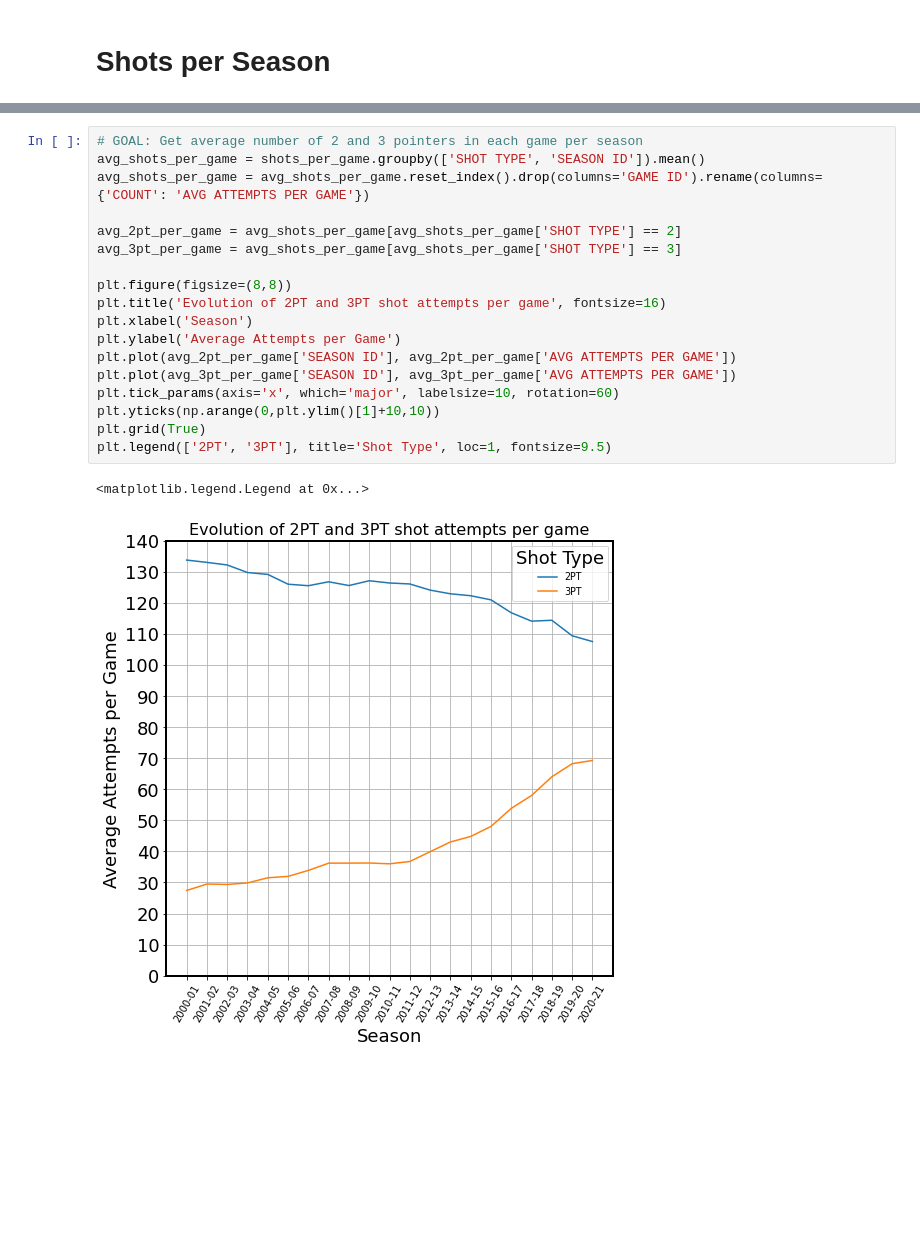
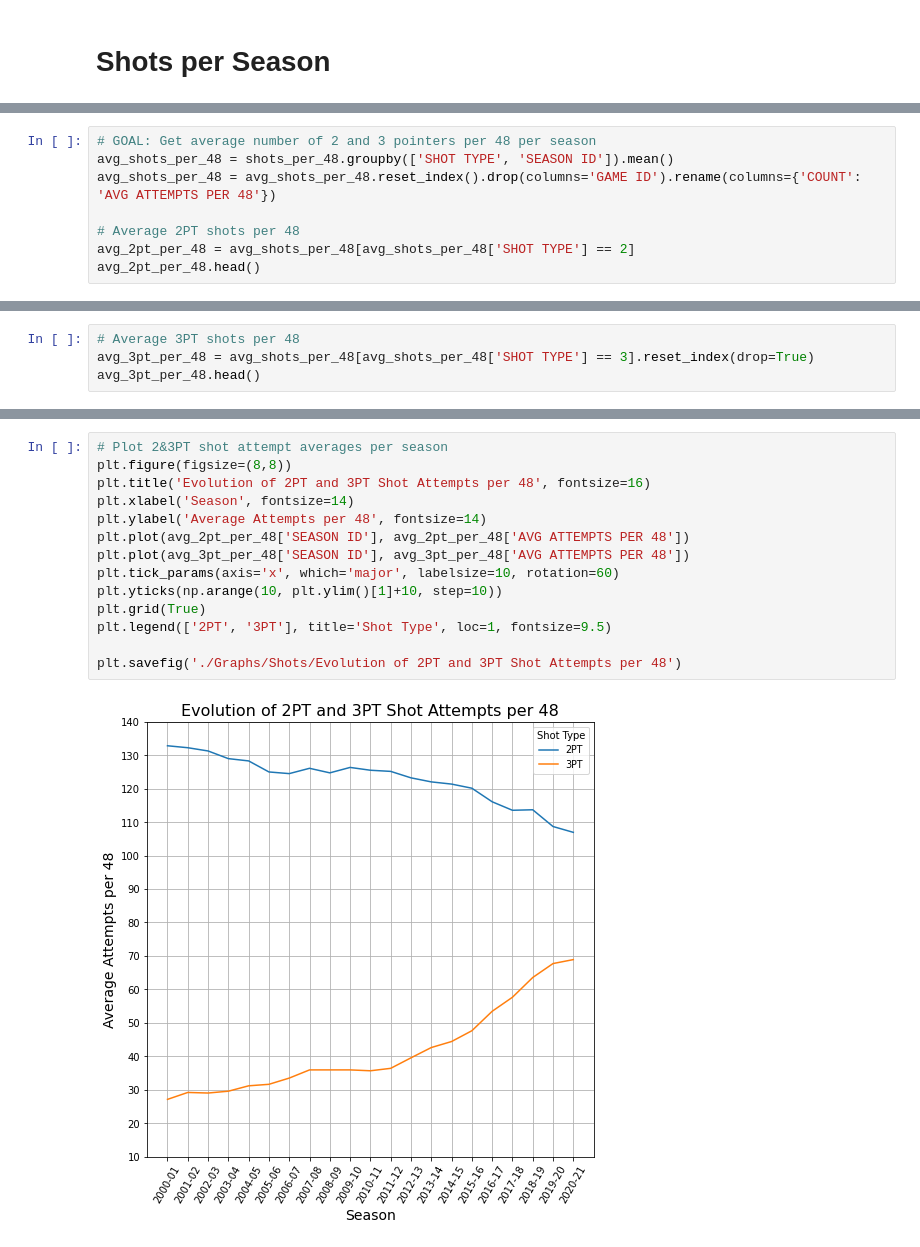
Before and after one commit to kmcsquared/TFM, a Jupyter notebook: shots.ipynb, the cells around one changed output, grey strips where cells are left out. Cells and saved outputs as stored; diff of their text form; blank space fills up the shorter version.

Commit message:
Analysed 2PT and 3PT shots

```diff
--- a/shots.ipynb
+++ b/shots.ipynb
@@ -173,0 +204,8 @@ shots_per_game.head()
+# %%
+# GOAL: Get average number of 2 and 3 pointers per 48 per season
+avg_shots_per_48 = shots_per_48.groupby(['SHOT TYPE', 'SEASON ID']).mean()
+avg_shots_per_48 = avg_shots_per_48.reset_index().drop(columns='GAME ID').rename(columns={'COUNT': 'AVG ATTEMPTS PER 48'})
+
+# Average 2PT shots per 48
+avg_2pt_per_48 = avg_shots_per_48[avg_shots_per_48['SHOT TYPE'] == 2]
+avg_2pt_per_48.head()
@@ -173,0 +219,4 @@ shots_per_game.head()
+# %%
+# Average 3PT shots per 48
+avg_3pt_per_48 = avg_shots_per_48[avg_shots_per_48['SHOT TYPE'] == 3].reset_index(drop=True)
+avg_3pt_per_48.head()
@@ -174,21 +230,16 @@ shots_per_game.head()
 # %%
-# GOAL: Get average number of 2 and 3 pointers in each game per season
-avg_shots_per_game = shots_per_game.groupby(['SHOT TYPE', 'SEASON ID']).mean()
-avg_shots_per_game = avg_shots_per_game.reset_index().drop(columns='GAME ID').rename(columns={'COUNT': 'AVG ATTEMPTS PER GAME'})
-
-avg_2pt_per_game = avg_shots_per_game[avg_shots_per_game['SHOT TYPE'] == 2]
-avg_3pt_per_game = avg_shots_per_game[avg_shots_per_game['SHOT TYPE'] == 3]
-
+# Plot 2&3PT shot attempt averages per season
 plt.figure(figsize=(8,8))
-plt.title('Evolution of 2PT and 3PT shot attempts per game', fontsize=16)
-plt.xlabel('Season')
-plt.ylabel('Average Attempts per Game')
-plt.plot(avg_2pt_per_game['SEASON ID'], avg_2pt_per_game['AVG ATTEMPTS PER GAME'])
-plt.plot(avg_3pt_per_game['SEASON ID'], avg_3pt_per_game['AVG ATTEMPTS PER GAME'])
+plt.title('Evolution of 2PT and 3PT Shot Attempts per 48', fontsize=16)
+plt.xlabel('Season', fontsize=14)
+plt.ylabel('Average Attempts per 48', fontsize=14)
+plt.plot(avg_2pt_per_48['SEASON ID'], avg_2pt_per_48['AVG ATTEMPTS PER 48'])
+plt.plot(avg_3pt_per_48['SEASON ID'], avg_3pt_per_48['AVG ATTEMPTS PER 48'])
 plt.tick_params(axis='x', which='major', labelsize=10, rotation=60)
-plt.yticks(np.arange(0,plt.ylim()[1]+10,10))
+plt.yticks(np.arange(10, plt.ylim()[1]+10, step=10))
 plt.grid(True)
 plt.legend(['2PT', '3PT'], title='Shot Type', loc=1, fontsize=9.5)
+
+plt.savefig('./Graphs/Shots/Evolution of 2PT and 3PT Shot Attempts per 48')
 # %% [output]
-<matplotlib.legend.Legend at 0x...>
-[figure, old version]
+[figure, new version]
```
Also changed, not shown: parts of 30 cells of this notebook, 4 other files.
